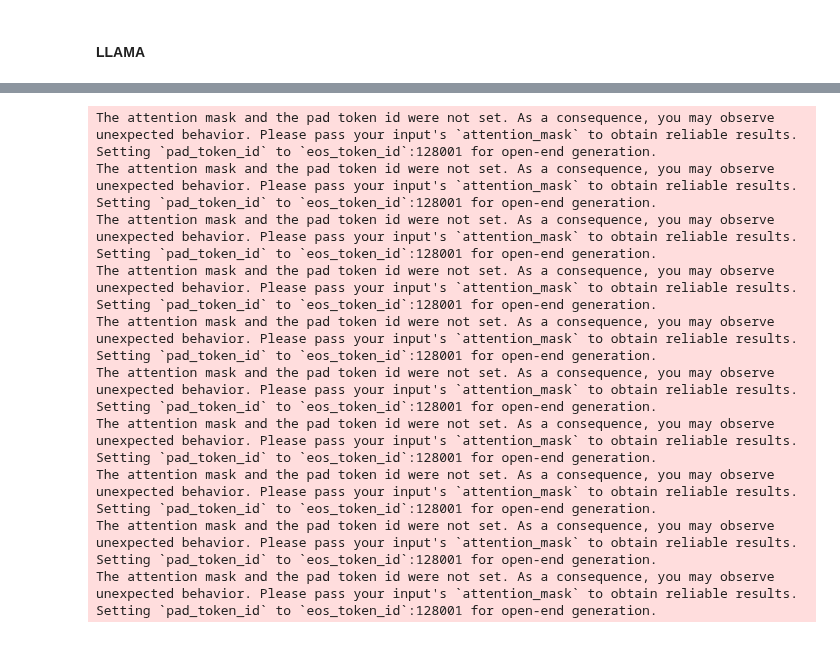
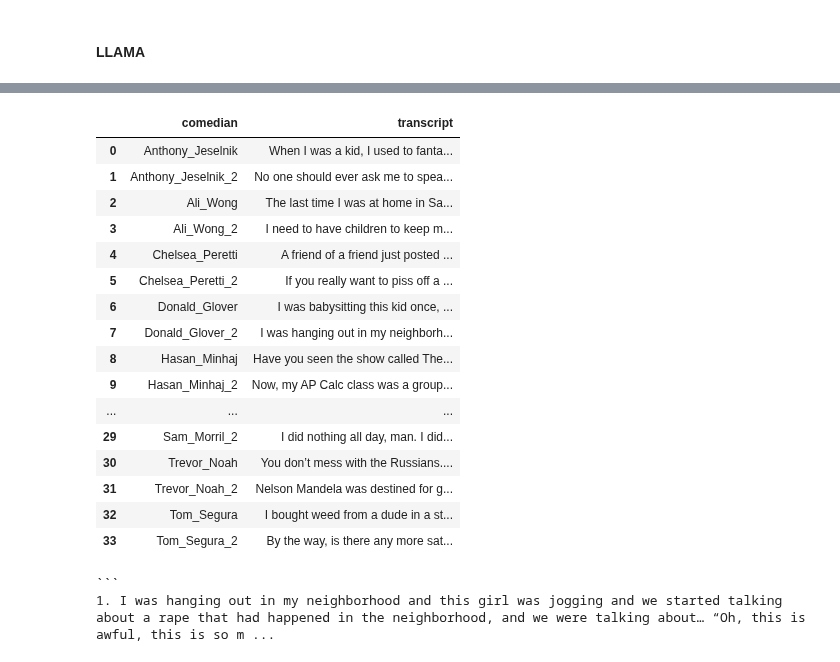
Before and after one commit to swaggirl9000/humor, a Jupyter notebook: notebooks/different_models.ipynb, the cells around one changed output, grey strips where cells are left out. Saved outputs shown, nothing was run; the diff lists cells and outputs as text; code cells hidden in the pictures.

````diff
--- a/notebooks/different_models.ipynb
+++ b/notebooks/different_models.ipynb
@@ -697,0 +693,20 @@ To disable this warning, you can either:
+# %%
+transcripts
+# %% [output]
+|  | comedian | transcript |
+| 0 | Anthony_Jeselnik | When I was a kid, I used to fanta... |
+| 1 | Anthony_Jeselnik_2 | No one should ever ask me to spea... |
+| 2 | Ali_Wong | The last time I was at home in Sa... |
+| 3 | Ali_Wong_2 | I need to have children to keep m... |
+| 4 | Chelsea_Peretti | A friend of a friend just posted ... |
+| 5 | Chelsea_Peretti_2 | If you really want to piss off a ... |
+| 6 | Donald_Glover | I was babysitting this kid once, ... |
+| 7 | Donald_Glover_2 | I was hanging out in my neighborh... |
+| 8 | Hasan_Minhaj | Have you seen the show called The... |
+| 9 | Hasan_Minhaj_2 | Now, my AP Calc class was a group... |
+| ... | ... | ... |
+| 29 | Sam_Morril_2 | I did nothing all day, man. I did... |
+| 30 | Trevor_Noah | You don’t mess with the Russians.... |
+| 31 | Trevor_Noah_2 | Nelson Mandela was destined for g... |
+| 32 | Tom_Segura | I bought weed from a dude in a st... |
+| 33 | Tom_Segura_2 | By the way, is there any more sat... |
@@ -698,35 +723,13 @@ To disable this warning, you can either:
 # %%
-results = []
-instruction = "Extract the key humorous lines and punchlines for this stand-up comedy transcript. Focus on the quotes highlighting the main comedic moments. List of quotes:"
+transcript = transcripts.loc[transcripts['comedian'] == 'Donald_Glover_2', 'transcript'].values[0]
+instruction = "Extract the key humorous lines and punchlines for this stand-up comedy transcript. Focus on the quotes highlighting the main comedic moments. List of sentences:"
 
-for index, row in transcripts.iterrows():
-    comedian = row['comedian']
-    transcript = row['transcript']
-
-    prompt = f"'''{transcript}'''\n\n{instruction}"
-    input_ids = tokenizer(prompt, return_tensors="pt").input_ids.to("cuda")
-    outputs = model.generate(input_ids=input_ids, max_new_tokens=120)
-    generated_text = tokenizer.decode(outputs[0], skip_special_tokens=True)
-    response = generated_text.replace(prompt, "").strip()
-    results.append({'comedian': comedian, 'sentence': response})
+prompt = f"'''{transcript}'''\n\n{instruction}"
+input_ids = tokenizer(prompt, return_tensors="pt").input_ids.to("cuda")
+outputs = model.generate(input_ids=input_ids, pad_token_id=tokenizer.eos_token_id, max_new_tokens=120)
+generated_text = tokenizer.decode(outputs[0], skip_special_tokens=True)
+response = generated_text.replace(prompt, "").strip()
+print(response)
 # %% [output]
-The attention mask and the pad token id were not set. As a consequence, you may observe unexpected behavior. Please pass your input's `attention_mask` to obtain reliable results.
-Setting `pad_token_id` to `eos_token_id`:128001 for open-end generation.
-The attention mask and the pad token id were not set. As a consequence, you may observe unexpected behavior. Please pass your input's `attention_mask` to obtain reliable results.
-Setting `pad_token_id` to `eos_token_id`:128001 for open-end generation.
-The attention mask and the pad token id were not set. As a consequence, you may observe unexpected behavior. Please pass your input's `attention_mask` to obtain reliable results.
-Setting `pad_token_id` to `eos_token_id`:128001 for open-end generation.
-The attention mask and the pad token id were not set. As a consequence, you may observe unexpected behavior. Please pass your input's `attention_mask` to obtain reliable results.
-Setting `pad_token_id` to `eos_token_id`:128001 for open-end generation.
-The attention mask and the pad token id were not set. As a consequence, you may observe unexpected behavior. Please pass your input's `attention_mask` to obtain reliable results.
-Setting `pad_token_id` to `eos_token_id`:128001 for open-end generation.
-The attention mask and the pad token id were not set. As a consequence, you may observe unexpected behavior. Please pass your input's `attention_mask` to obtain reliable results.
-Setting `pad_token_id` to `eos_token_id`:128001 for open-end generation.
-The attention mask and the pad token id were not set. As a consequence, you may observe unexpected behavior. Please pass your input's `attention_mask` to obtain reliable results.
-Setting `pad_token_id` to `eos_token_id`:128001 for open-end generation.
-The attention mask and the pad token id were not set. As a consequence, you may observe unexpected behavior. Please pass your input's `attention_mask` to obtain reliable results.
-Setting `pad_token_id` to `eos_token_id`:128001 for open-end generation.
-The attention mask and the pad token id were not set. As a consequence, you may observe unexpected behavior. Please pass your input's `attention_mask` to obtain reliable results.
-Setting `pad_token_id` to `eos_token_id`:128001 for open-end generation.
-The attention mask and the pad token id were not set. As a consequence, you may observe unexpected behavior. Please pass your input's `attention_mask` to obtain reliable results.
-Setting `pad_token_id` to `eos_token_id`:128001 for open-end generation.
+```
+1. I was hanging out in my neighborhood and this girl was jogging and we started talking about a rape that had happened in the neighborhood, and we were talking about… “Oh, this is awful, this is so m ...
````
Also changed, not shown: parts of 4 cells of this notebook, 4 other files.
